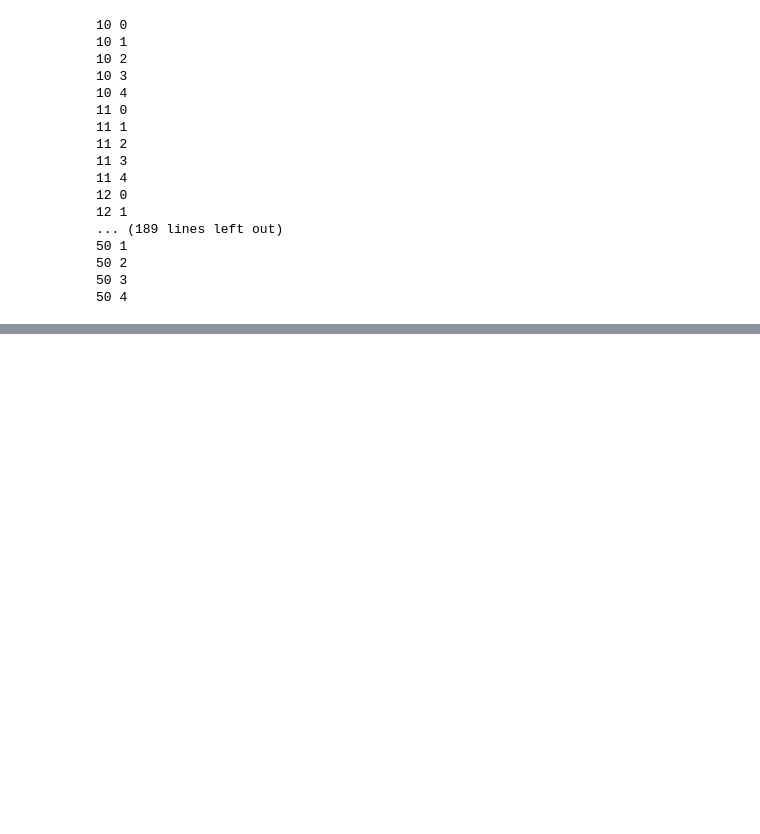
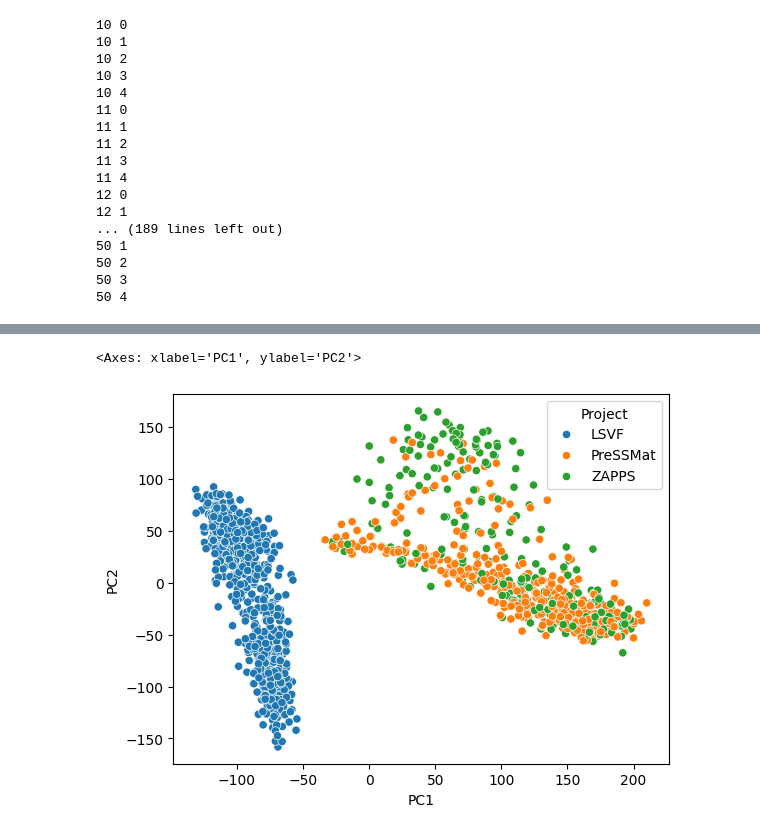
Before and after one commit to AmauryMaros/mgss2, a Jupyter notebook: Python notebooks/pca_model.ipynb, the cells around one changed output, grey strips where cells are left out. Cells and saved outputs as stored; diff of their text form; code cells hidden in the pictures; blank space fills up the shorter version.

```diff
--- a/Python notebooks/pca_model.ipynb
+++ b/Python notebooks/pca_model.ipynb
@@ -94,0 +94,5 @@ Name: count, dtype: int64
+# %%
+sns.scatterplot(data = pca_df, x='PC1', y='PC2', hue='Project')
+# %% [output]
+<Axes: xlabel='PC1', ylabel='PC2'>
+[figure, added]
```
Also changed, not shown: parts of 6 cells of this notebook, 4 other files.
